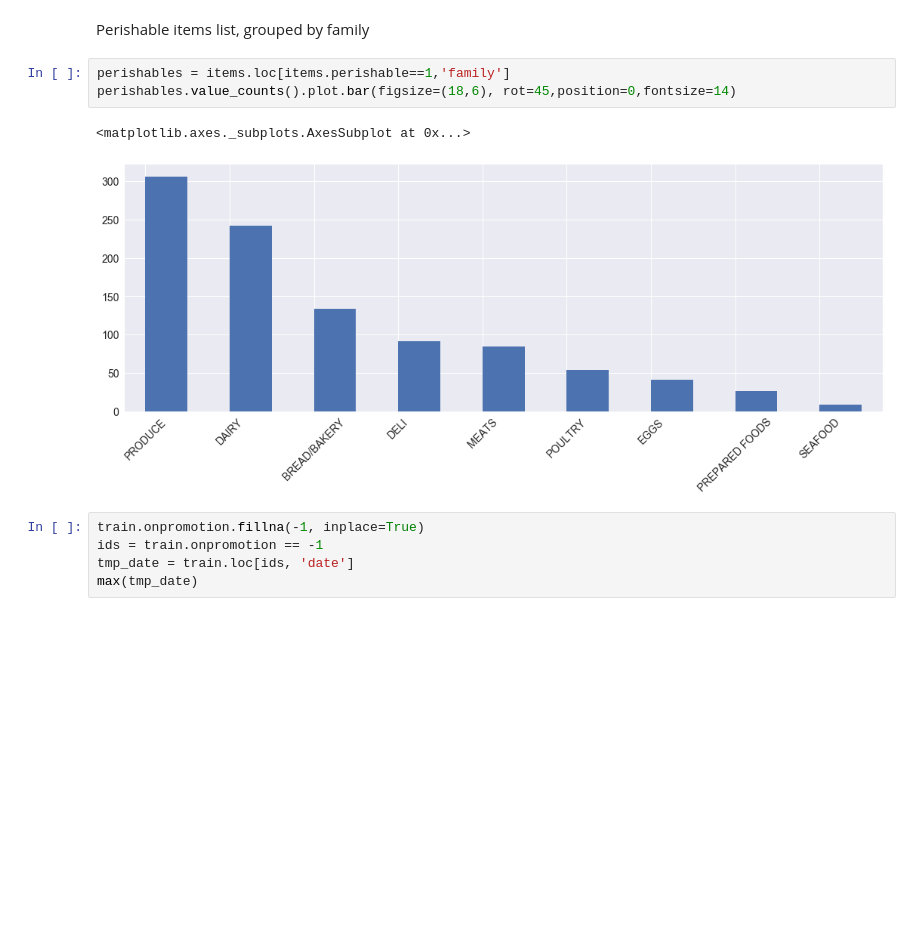
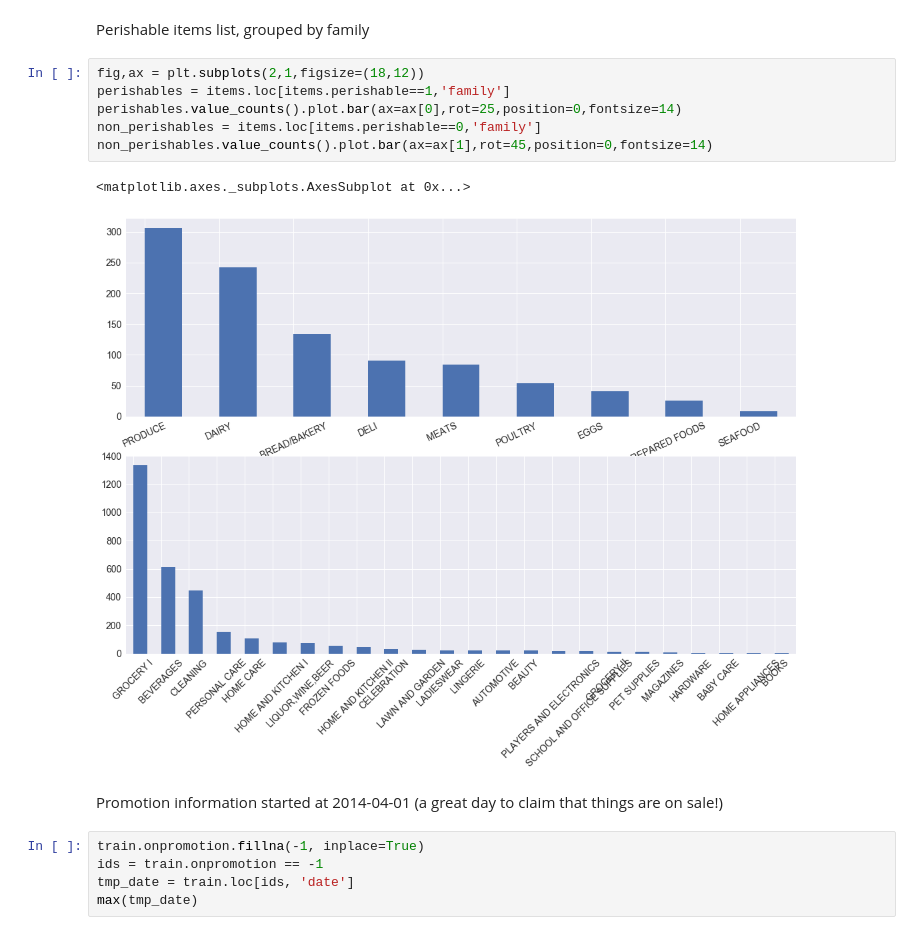
Before and after one commit to weihua77/mlove_mlearning, a Jupyter notebook: Grocery_Forecast_EDA-MLS.ipynb, the cells around one changed output. Cells and saved outputs as stored; diff of their text form; blank space fills up the shorter version.

```diff
--- a/Grocery_Forecast_EDA-MLS.ipynb
+++ b/Grocery_Forecast_EDA-MLS.ipynb
@@ -262,11 +266,16 @@ transactions.groupby('date')['store_nbr'].count().plot(figsize=(16,3))
 # %% [markdown]
 Perishable items list, grouped by family
 # %%
+fig,ax = plt.subplots(2,1,figsize=(18,12))
 perishables = items.loc[items.perishable==1,'family']
-perishables.value_counts().plot.bar(figsize=(18,6), rot=45,position=0,fontsize=14)
+perishables.value_counts().plot.bar(ax=ax[0],rot=25,position=0,fontsize=14)
+non_perishables = items.loc[items.perishable==0,'family']
+non_perishables.value_counts().plot.bar(ax=ax[1],rot=45,position=0,fontsize=14)
 # %% [output]
 <matplotlib.axes._subplots.AxesSubplot at 0x...>
-[figure, old version]
+[figure, new version]
+# %% [markdown]
+Promotion information started at 2014-04-01 (a great day to claim that things are on sale!)
 # %%
 train.onpromotion.fillna(-1, inplace=True)
 ids = train.onpromotion == -1
```
Also changed, not shown: parts of 27 cells of this notebook.
